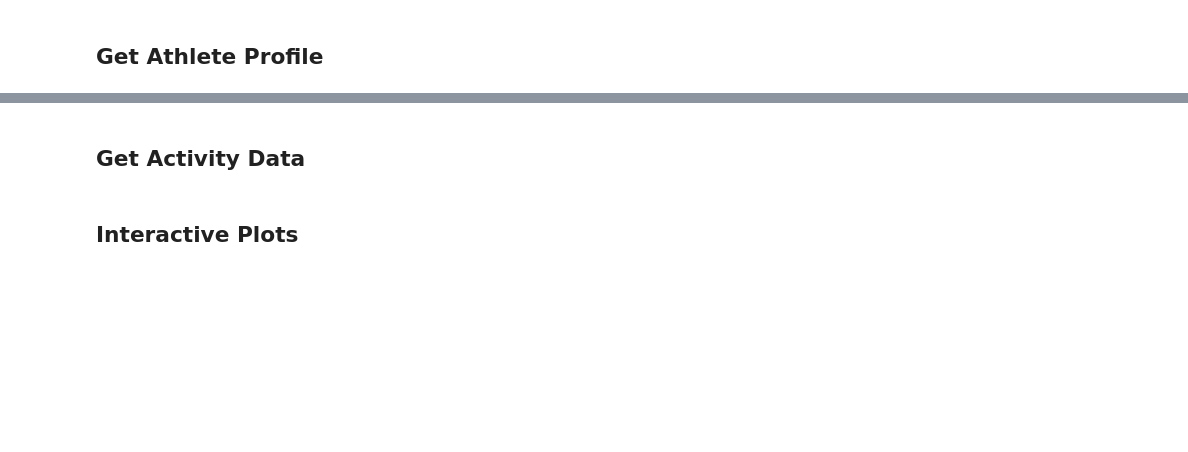
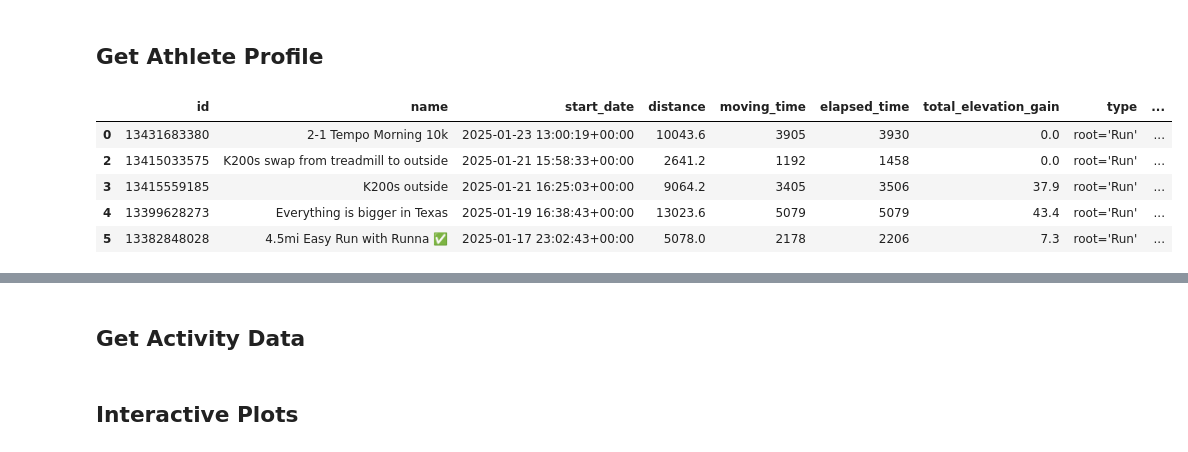
Before and after one commit to kingsuching/strava, a Jupyter notebook: strava.ipynb, the cells around one changed output, grey strips where cells are left out. Drawn from its saved outputs; the diff is of its cells as text; code cells hidden in the pictures; blank space fills up the shorter version.

```diff
--- a/strava.ipynb
+++ b/strava.ipynb
@@ -13,7 +15,7 @@ from functions import *
 # %%
 client = Client()
-client_id = None # Insert your client ID here in int form
-client_secret = '[INSERT CLIENT SECRET]'
+client_id = 145799
+client_secret = 'bd21c12ed936cfa96efc06b5b7ab37660c5629db'
 redirect_uri = 'http://localhost:8282/authorized'
 # %% [markdown]
 ## Generate authorization code
@@ -25,3 +27,10 @@ def getCode():
     webbrowser.open(authorize_url)
     code = input("Enter the code: ")
     return code
+# %%
+# read the client from the pickle file
+try:
+    client = pickle.load(open(PKL, 'rb'))
+    print('Client loaded from file')
+except:
+    print('You must authenticate - run below cell.')
@@ -50,22 +72,67 @@ No rates present in response headers
 # %% [markdown]
 ## Get Athlete Profile
+# %%
+myActivities = pd.read_csv('myActivities.csv')
 # %%
 activities = client.get_activities()
 activity_list = []
-for activity in activities:
-    activity_dict = {
-        'id': activity.id,
-        'name': activity.name,
-        'start_date': activity.start_date,
-        'distance': activity.distance,  # Convert distance to numeric (meters)
-        'moving_time': activity.moving_time,  # Convert to seconds
-        'elapsed_time': activity.elapsed_time,  # Convert to seconds
-        'total_elevation_gain': activity.total_elevation_gain,
-        'type': activity.type,
-        'average_speed': activity.average_speed if activity.average_speed else None,  # Convert to numeric
-        'max_speed': activity.max_speed if activity.max_speed else None,  # Convert to numeric
-        'average_heartrate': activity.average_heartrate,
-        'max_heartrate': activity.max_heartrate,
-    }
-    activity_list.append(activity_dict)
-myActivities = pd.DataFrame(activity_list)
+try:
+    for activity in activities:
+        activity_dict = {
+            'id': activity.id,
+            'name': activity.name,
+            'start_date': activity.start_date,
+            'distance': activity.distance,  # Convert distance to numeric (meters)
+            'moving_time': activity.moving_time,  # Convert to seconds
+            'elapsed_time': activity.elapsed_time,  # Convert to seconds
+            'total_elevation_gain': activity.total_elevation_gain,
+            'type': activity.type,
+            'average_speed': activity.average_speed if activity.average_speed else None,  # Convert to numeric
+            'max_speed': activity.max_speed if activity.max_speed else None,  # Convert to numeric
+            'average_heartrate': activity.average_heartrate,
+            'max_heartrate': activity.max_heartrate,
+        }
+        activity_list.append(activity_dict)
+    myActivities = pd.DataFrame(activity_list)
+    everything = myActivities.copy()
+    myActivities = myActivities[myActivities['type'].astype(str).apply(lambda x: 'Run' in x)]
+except:
+    authCode = getCode()
+
+    # Reauthenticate
+    token_response = client.exchange_code_for_token(client_id=client_id,
+                                                    client_secret=client_secret,
+                                                    code=code)
+    access_token = token_response['access_token']
+    client.access_token = access_token
+finally:
+    activities = client.get_activities()
+    activity_list = []
+    for activity in activities:
+        activity_dict = {
+            'id': activity.id,
+            'name': activity.name,
+            'start_date': activity.start_date,
+            'distance': activity.distance,  # Convert distance to numeric (meters)
+            'moving_time': activity.moving_time,  # Convert to seconds
+            'elapsed_time': activity.elapsed_time,  # Convert to seconds
+            'total_elevation_gain': activity.total_elevation_gain,
+            'type': activity.type,
+            'average_speed': activity.average_speed if activity.average_speed else None,  # Convert to numeric
+            'max_speed': activity.max_speed if activity.max_speed else None,  # Convert to numeric
+            'average_heartrate': activity.average_heartrate,
+            'max_heartrate': activity.max_heartrate,
+        }
+        activity_list.append(activity_dict)
+    myActivities = pd.DataFrame(activity_list)
+    everything = myActivities.copy()
+    myActivities = myActivities[myActivities['type'].astype(str).apply(lambda x: 'Run' in x)]
+
+myActivities.head()
+# %% [output]
+|  | id | name | start_date | distance | moving_time | elapsed_time | total_elevation_gain | type | ... |
+| 0 | 13431683380 | 2-1 Tempo Morning 10k | 2025-01-23 13:00:19+00:00 | 10043.6 | 3905 | 3930 | 0.0 | root='Run' | ... |
+| 2 | 13415033575 | K200s swap from treadmill to outside | 2025-01-21 15:58:33+00:00 | 2641.2 | 1192 | 1458 | 0.0 | root='Run' | ... |
+| 3 | 13415559185 | K200s outside | 2025-01-21 16:25:03+00:00 | 9064.2 | 3405 | 3506 | 37.9 | root='Run' | ... |
+| 4 | 13399628273 | Everything is bigger in Texas | 2025-01-19 16:38:43+00:00 | 13023.6 | 5079 | 5079 | 43.4 | root='Run' | ... |
+| 5 | 13382848028 | 4.5mi Easy Run with Runna ✅ | 2025-01-17 23:02:43+00:00 | 5078.0 | 2178 | 2206 | 7.3 | root='Run' | ... |
```
Also changed, not shown: parts of 24 cells of this notebook, 2 other files.
